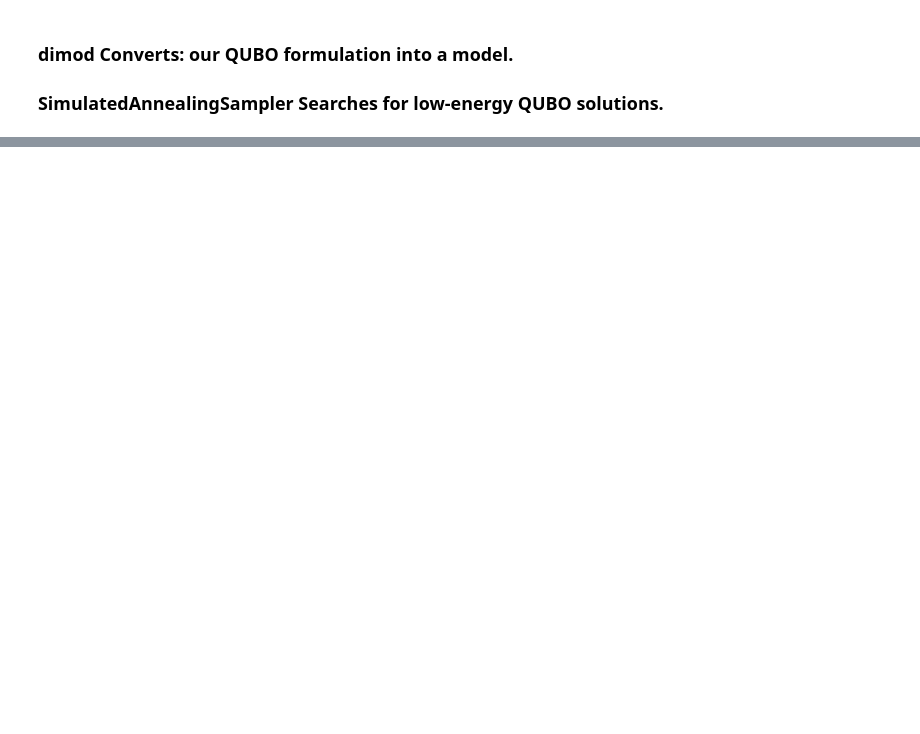
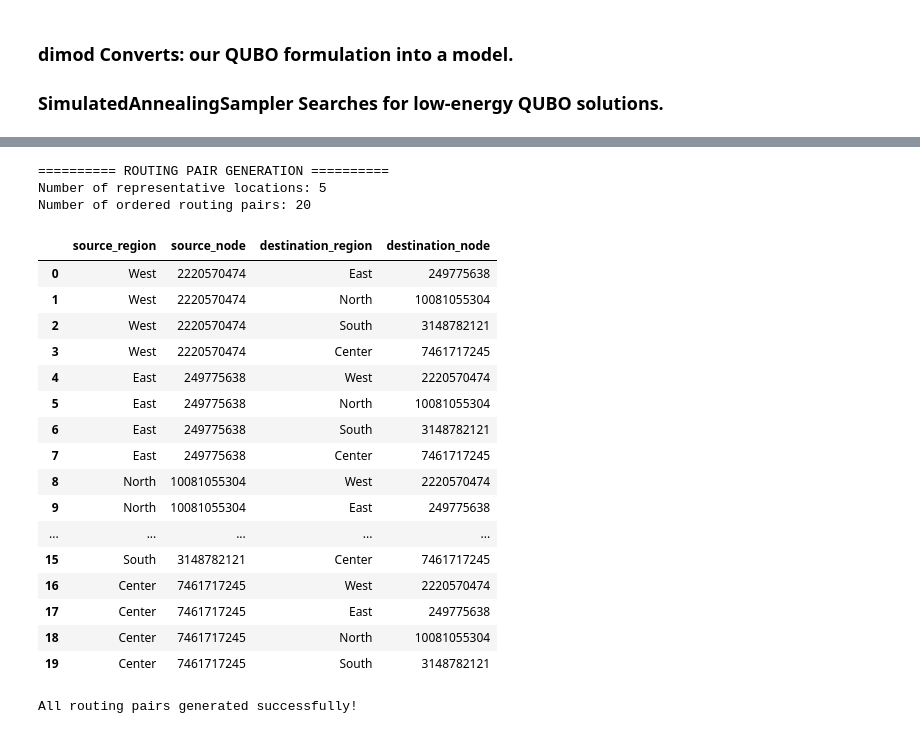
Before and after one commit to Snehamn24/Ambulance-QUBO, a Jupyter notebook: Ambulance_QUBO_Research_Implementation.ipynb, the cells around one changed output, grey strips where cells are left out. Drawn from its saved outputs; the diff is of its cells as text; code cells hidden in the pictures; blank space fills up the shorter version.

```diff
--- a/Ambulance_QUBO_Research_Implementation.ipynb
+++ b/Ambulance_QUBO_Research_Implementation.ipynb
@@ -217,0 +930,65 @@ All required libraries are ready.
+# %%
+# Map each region to its selected road-network node
+region_node_map = {
+    name: details["node_id"]
+    for name, details in selected_locations.items()
+}
+
+# Generate all possible ordered source-destination pairs
+routing_pairs = []
+
+for source_region, source_node in region_node_map.items():
+
+    for destination_region, destination_node in region_node_map.items():
+
+        if source_region != destination_region:
+
+            routing_pairs.append({
+                "source_region": source_region,
+                "source_node": source_node,
+                "destination_region": destination_region,
+                "destination_node": destination_node
+            })
+
+# Display routing pairs
+routing_pairs_df = pd.DataFrame(routing_pairs)
+
+print("========== ROUTING PAIR GENERATION ==========")
+
+print("Number of representative locations:",
+      len(region_node_map))
+
+print("Number of ordered routing pairs:",
+      len(routing_pairs))
+
+display(routing_pairs_df)
+
+assert len(routing_pairs) == 20
+assert len(set(
+    (p["source_node"], p["destination_node"])
+    for p in routing_pairs
+)) == 20
+
+print("\nAll routing pairs generated successfully!")
+# %% [output]
+========== ROUTING PAIR GENERATION ==========
+Number of representative locations: 5
+Number of ordered routing pairs: 20
+|  | source_region | source_node | destination_region | destination_node |
+| 0 | West | 2220570474 | East | 249775638 |
+| 1 | West | 2220570474 | North | 10081055304 |
+| 2 | West | 2220570474 | South | 3148782121 |
+| 3 | West | 2220570474 | Center | 7461717245 |
+| 4 | East | 249775638 | West | 2220570474 |
+| 5 | East | 249775638 | North | 10081055304 |
+| 6 | East | 249775638 | South | 3148782121 |
+| 7 | East | 249775638 | Center | 7461717245 |
+| 8 | North | 10081055304 | West | 2220570474 |
+| 9 | North | 10081055304 | East | 249775638 |
+| ... | ... | ... | ... | ... |
+| 15 | South | 3148782121 | Center | 7461717245 |
+| 16 | Center | 7461717245 | West | 2220570474 |
+| 17 | Center | 7461717245 | East | 249775638 |
+| 18 | Center | 7461717245 | North | 10081055304 |
+| 19 | Center | 7461717245 | South | 3148782121 |
+All routing pairs generated successfully!
```
Also changed, not shown: parts of 138 cells of this notebook.
